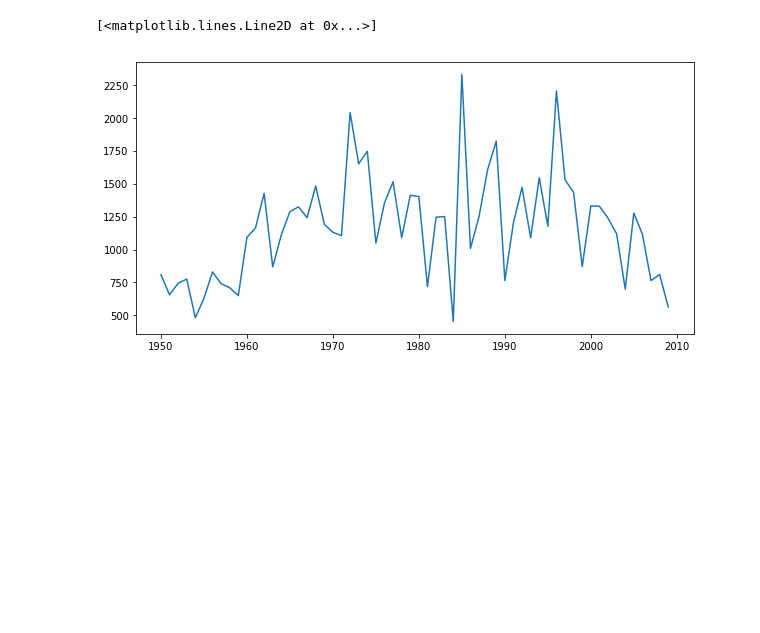
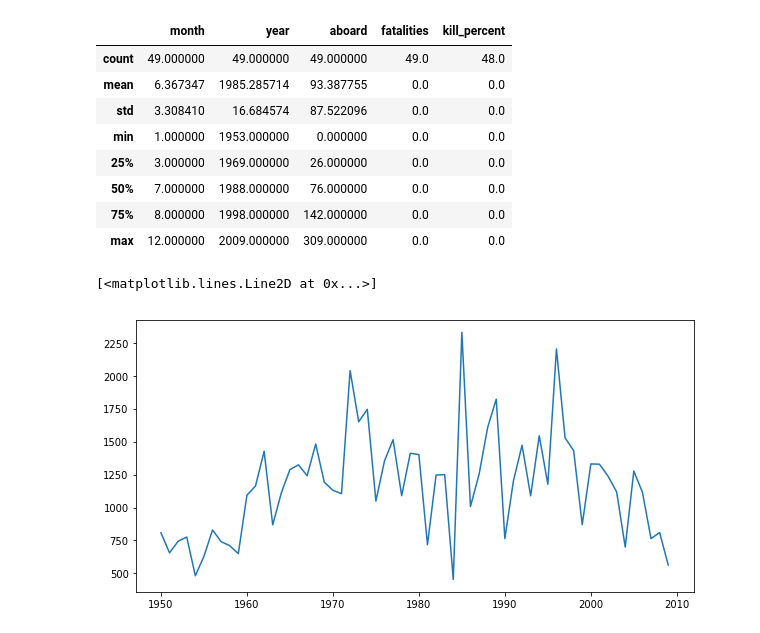
Before and after one commit to micsab/thinkful_files, a Jupyter notebook: data_science_technical_eval/Plane Crash Data.ipynb, the cells around one changed output. Saved outputs shown, nothing was run; the diff lists cells and outputs as text; code cells hidden in the pictures; blank space fills up the shorter version.

```diff
--- a/data_science_technical_eval/Plane Crash Data.ipynb
+++ b/data_science_technical_eval/Plane Crash Data.ipynb
@@ -49,3 +55,16 @@ fatal = plane_crash.groupby('year').aggregate(np.sum)
+# %%
+dead_crash = plane_crash[plane_crash['fatalities'] < 1]
+dead_crash.describe()
+# %% [output]
+|  | month | year | aboard | fatalities | kill_percent |
+| count | 49.000000 | 49.000000 | 49.000000 | 49.0 | 48.0 |
+| mean | 6.367347 | 1985.285714 | 93.387755 | 0.0 | 0.0 |
+| std | 3.308410 | 16.684574 | 87.522096 | 0.0 | 0.0 |
+| min | 1.000000 | 1953.000000 | 0.000000 | 0.0 | 0.0 |
+| 25% | 3.000000 | 1969.000000 | 26.000000 | 0.0 | 0.0 |
+| 50% | 7.000000 | 1988.000000 | 76.000000 | 0.0 | 0.0 |
+| 75% | 8.000000 | 1998.000000 | 142.000000 | 0.0 | 0.0 |
+| max | 12.000000 | 2009.000000 | 309.000000 | 0.0 | 0.0 |
 # %%
 fig = plt.figure(figsize=(10,5))
 plt.plot(fatal['fatalities'])
```
Also changed, not shown: parts of 10 cells of this notebook.
